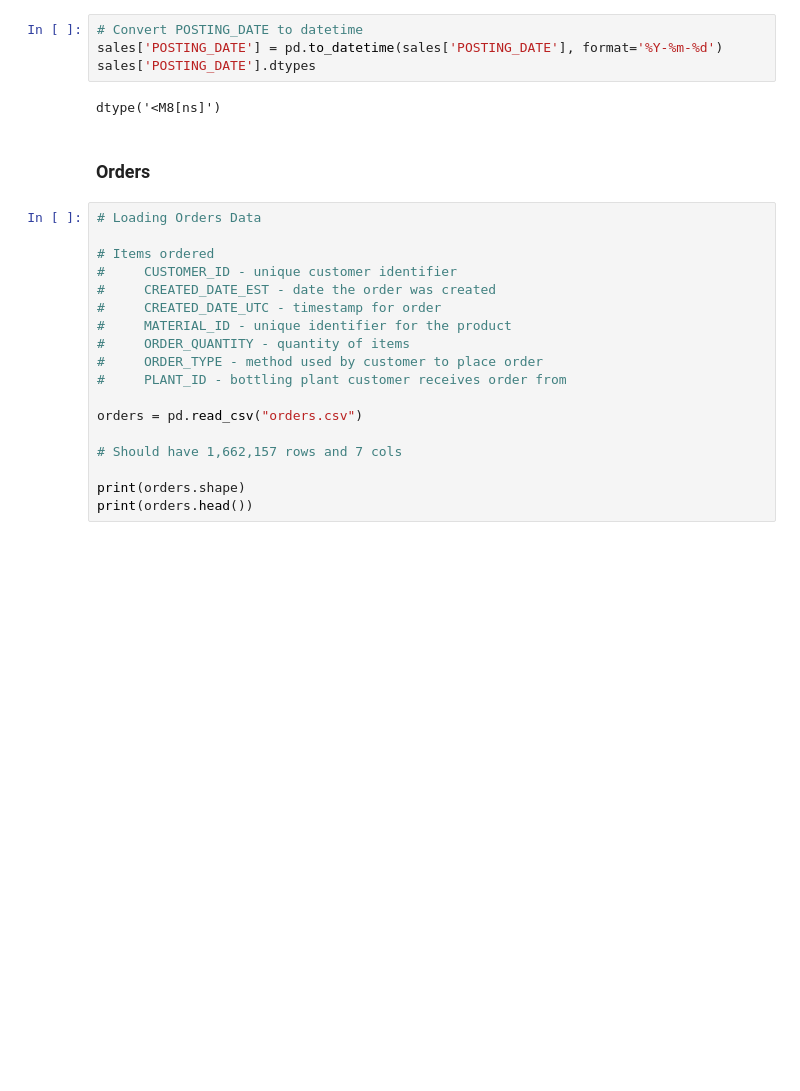
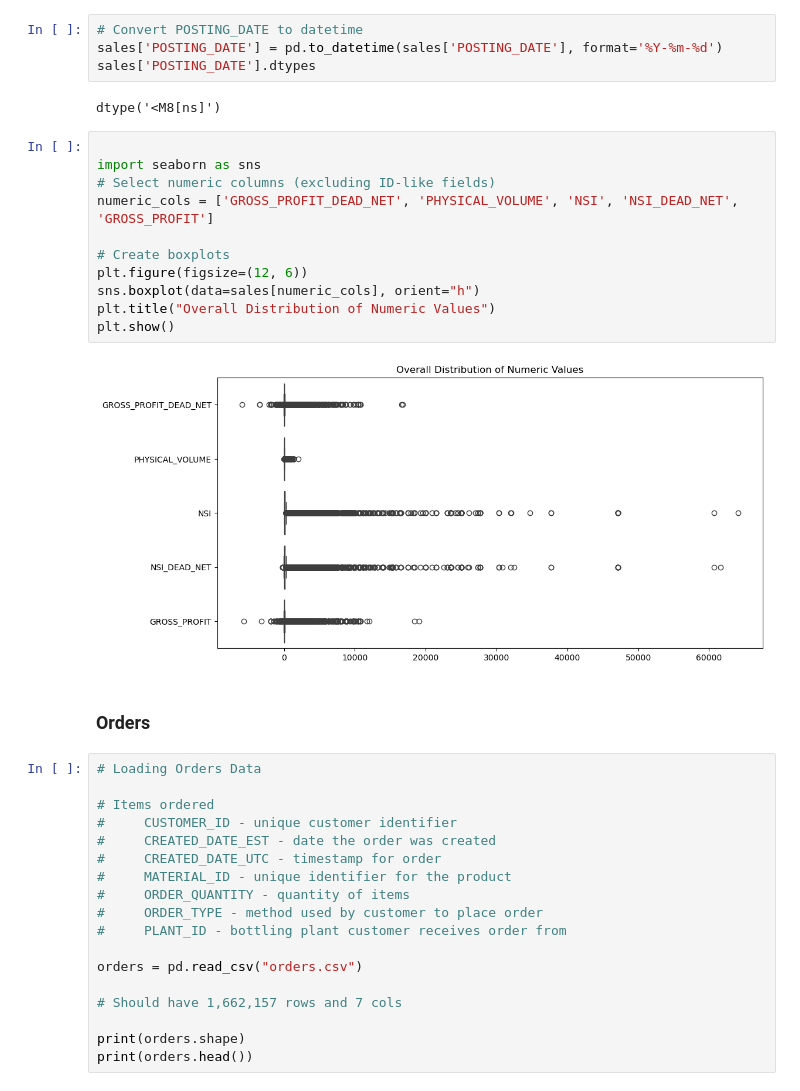
Before and after one commit to RS2090-PH/msba_capstone, a Jupyter notebook: notebooks/EDA - Sterling LeDuc.ipynb, the cells around one changed output. Drawn from its saved outputs; the diff is of its cells as text; blank space fills up the shorter version.

```diff
--- a/notebooks/EDA - Sterling LeDuc.ipynb
+++ b/notebooks/EDA - Sterling LeDuc.ipynb
@@ -521,6 +521,19 @@ sales['POSTING_DATE'] = pd.to_datetime(sales['POSTING_DATE'], format='%Y-%m-%d')
 sales['POSTING_DATE'].dtypes
 # %% [output]
 dtype('<M8[ns]')
+# %%
+
+import seaborn as sns
+# Select numeric columns (excluding ID-like fields)
+numeric_cols = ['GROSS_PROFIT_DEAD_NET', 'PHYSICAL_VOLUME', 'NSI', 'NSI_DEAD_NET', 'GROSS_PROFIT']
+
+# Create boxplots
+plt.figure(figsize=(12, 6))
+sns.boxplot(data=sales[numeric_cols], orient="h")
+plt.title("Overall Distribution of Numeric Values")
+plt.show()
+# %% [output]
+[figure, added]
 # %% [markdown]
 ### Orders
 # %%
```
Also changed, not shown: parts of 15 cells of this notebook.
